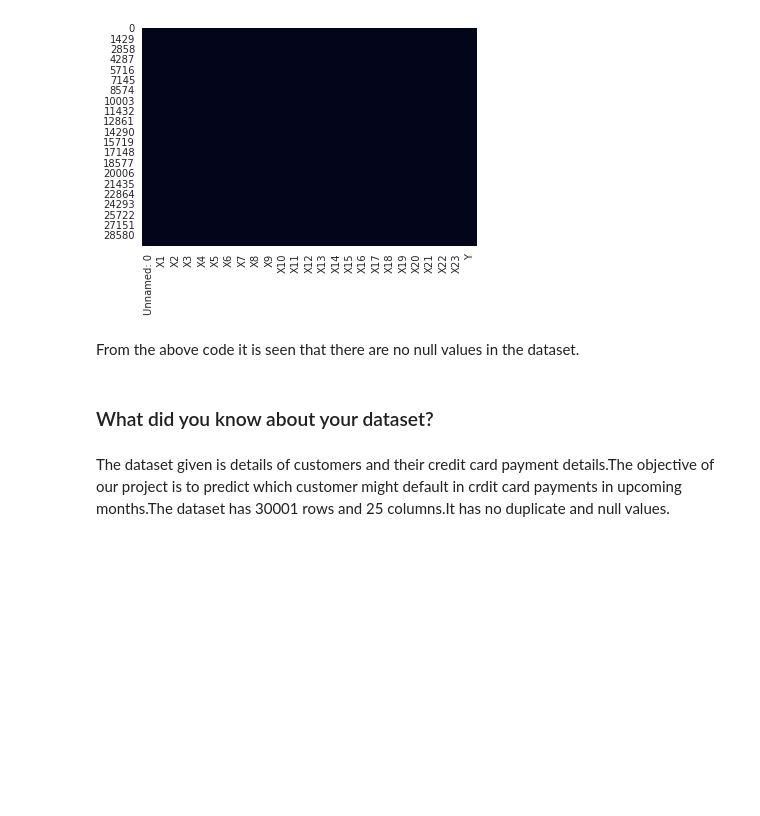
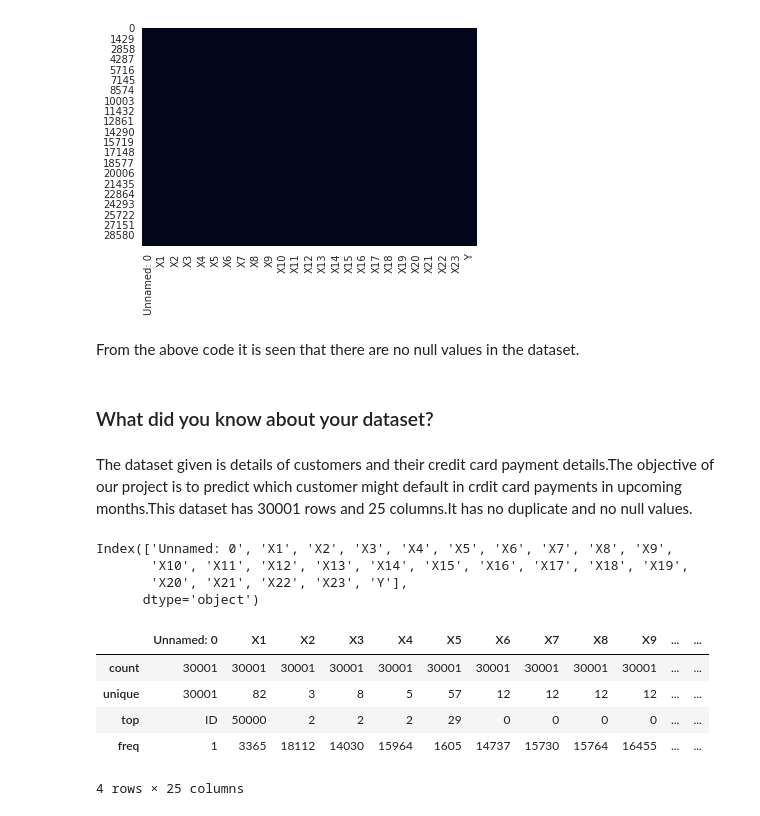
Before and after one commit to 1991Ab/Capstone-Project-3-Credit-Card-Default-Prediction, a Jupyter notebook: DefaultCreditCcard_Individual.ipynb, the cells around one changed output. Cells and saved outputs as stored; diff of their text form; code cells hidden in the pictures; blank space fills up the shorter version.

```diff
--- a/DefaultCreditCcard_Individual.ipynb
+++ b/DefaultCreditCcard_Individual.ipynb
@@ -225,4 +225,22 @@ From the above code it is seen that there are no null values in the dataset.
 # %% [markdown]
 ### What did you know about your dataset?
 # %% [markdown]
-The  dataset given is details of customers and their credit card payment details.The objective of our project is to predict which customer might default in crdit card payments in upcoming months.The dataset has 30001 rows and 25 columns.It has no duplicate and null values.
+The  dataset given is details of customers and their credit card payment details.The objective of our project is to predict which customer might default in crdit card payments in upcoming months.This dataset has 30001 rows and 25 columns.It has no duplicate and no null values.
+# %%
+# Dataset Columns
+df.columns
+# %% [output]
+Index(['Unnamed: 0', 'X1', 'X2', 'X3', 'X4', 'X5', 'X6', 'X7', 'X8', 'X9',
+       'X10', 'X11', 'X12', 'X13', 'X14', 'X15', 'X16', 'X17', 'X18', 'X19',
+       'X20', 'X21', 'X22', 'X23', 'Y'],
+      dtype='object')
+# %%
+# Dataset Describe
+df.describe(include='all')
+# %% [output]
+|  | Unnamed: 0 | X1 | X2 | X3 | X4 | X5 | X6 | X7 | X8 | X9 | ... | ... |
+| count | 30001 | 30001 | 30001 | 30001 | 30001 | 30001 | 30001 | 30001 | 30001 | 30001 | ... | ... |
+| unique | 30001 | 82 | 3 | 8 | 5 | 57 | 12 | 12 | 12 | 12 | ... | ... |
+| top | ID | 50000 | 2 | 2 | 2 | 29 | 0 | 0 | 0 | 0 | ... | ... |
+| freq | 1 | 3365 | 18112 | 14030 | 15964 | 1605 | 14737 | 15730 | 15764 | 16455 | ... | ... |
+4 rows × 25 columns
```
